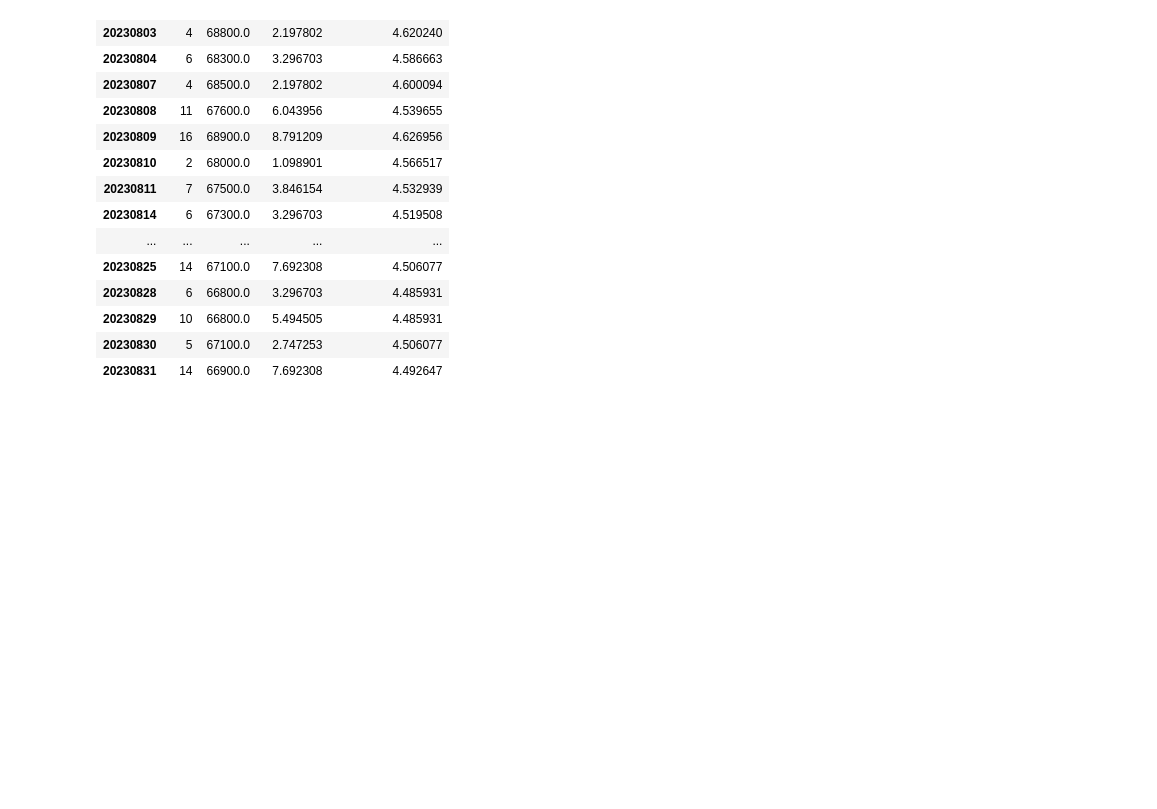
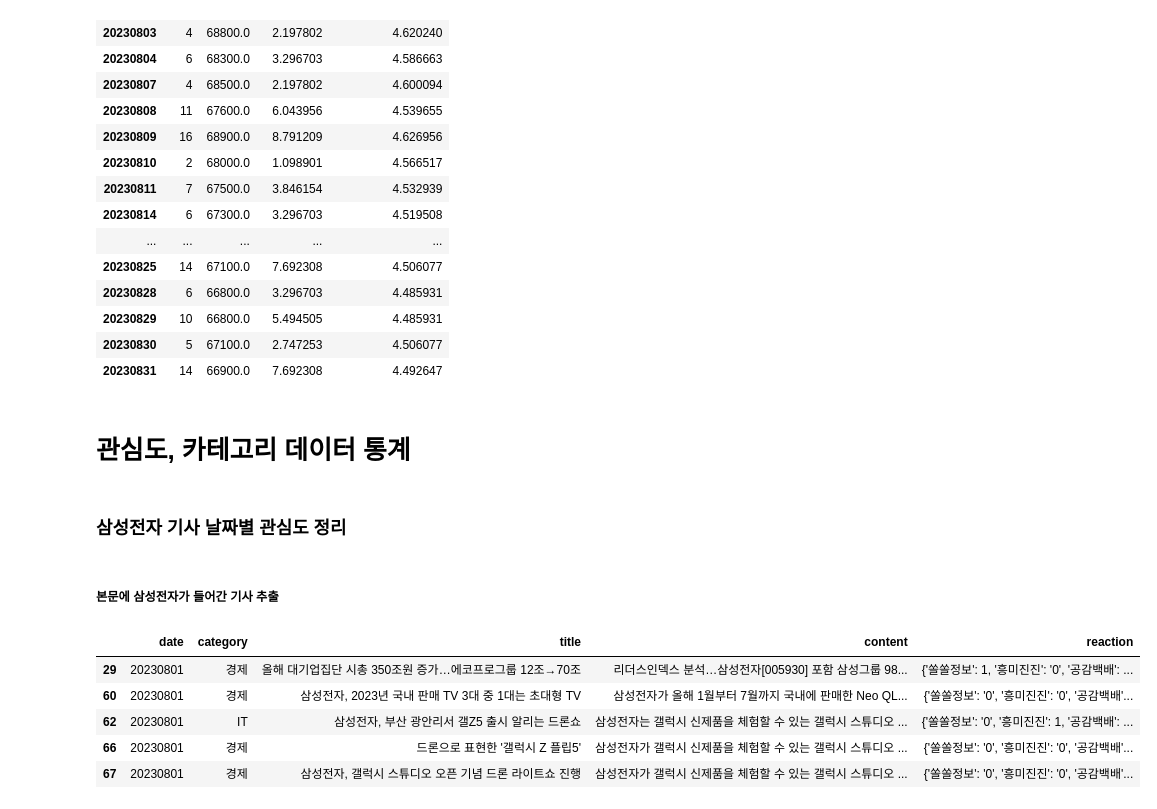
Before and after one commit to heedahan1619/Samsung_Electronics_project, a Jupyter notebook: samsung_electronics.ipynb, the cells around one changed output. Drawn from its saved outputs; the diff is of its cells as text; code cells hidden in the pictures; blank space fills up the shorter version.

```diff
--- a/samsung_electronics.ipynb
+++ b/samsung_electronics.ipynb
@@ -281,3 +282,19 @@ samsung
 | 20230829 | 10 | 66800.0 | 5.494505 | 4.485931 |
 | 20230830 | 5 | 67100.0 | 2.747253 | 4.506077 |
 | 20230831 | 14 | 66900.0 | 7.692308 | 4.492647 |
+# %% [markdown]
+# 관심도, 카테고리 데이터 통계
+# %% [markdown]
+### 삼성전자 기사 날짜별 관심도 정리
+# %% [markdown]
+##### 본문에 삼성전자가 들어간 기사 추출
+# %%
+df_samsung = df_news[df_news["content"].str.contains("삼성전자")]
+df_samsung.head()
+# %% [output]
+|  | date | category | title | content | reaction |
+| 29 | 20230801 | 경제 | 올해 대기업집단 시총 350조원 증가…에코프로그룹 12조→70조 | 리더스인덱스 분석…삼성전자[005930] 포함 삼성그룹 98... | {'쏠쏠정보': 1, '흥미진진': '0', '공감백배': ... |
+| 60 | 20230801 | 경제 | 삼성전자, 2023년 국내 판매 TV 3대 중 1대는 초대형 TV | 삼성전자가 올해 1월부터 7월까지 국내에 판매한 Neo QL... | {'쏠쏠정보': '0', '흥미진진': '0', '공감백배'... |
+| 62 | 20230801 | IT | 삼성전자, 부산 광안리서 갤Z5 출시 알리는 드론쇼 | 삼성전자는 갤럭시 신제품을 체험할 수 있는 갤럭시 스튜디오 ... | {'쏠쏠정보': '0', '흥미진진': 1, '공감백배': ... |
+| 66 | 20230801 | 경제 | 드론으로 표현한 '갤럭시 Z 플립5' | 삼성전자가 갤럭시 신제품을 체험할 수 있는 갤럭시 스튜디오 ... | {'쏠쏠정보': '0', '흥미진진': '0', '공감백배'... |
+| 67 | 20230801 | 경제 | 삼성전자, 갤럭시 스튜디오 오픈 기념 드론 라이트쇼 진행 | 삼성전자가 갤럭시 신제품을 체험할 수 있는 갤럭시 스튜디오 ... | {'쏠쏠정보': '0', '흥미진진': '0', '공감백배'... |
```
Also changed, not shown: parts of 27 cells of this notebook, 1 other file.
